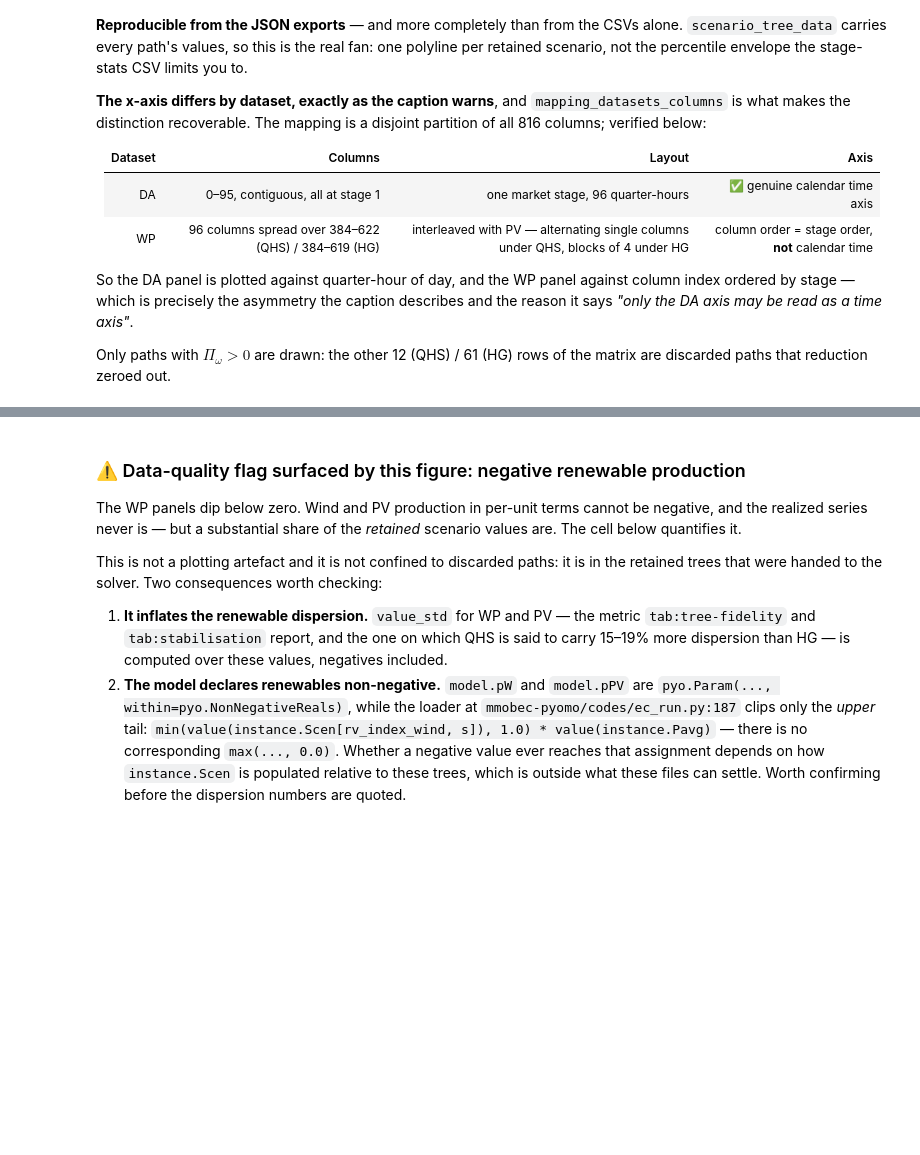
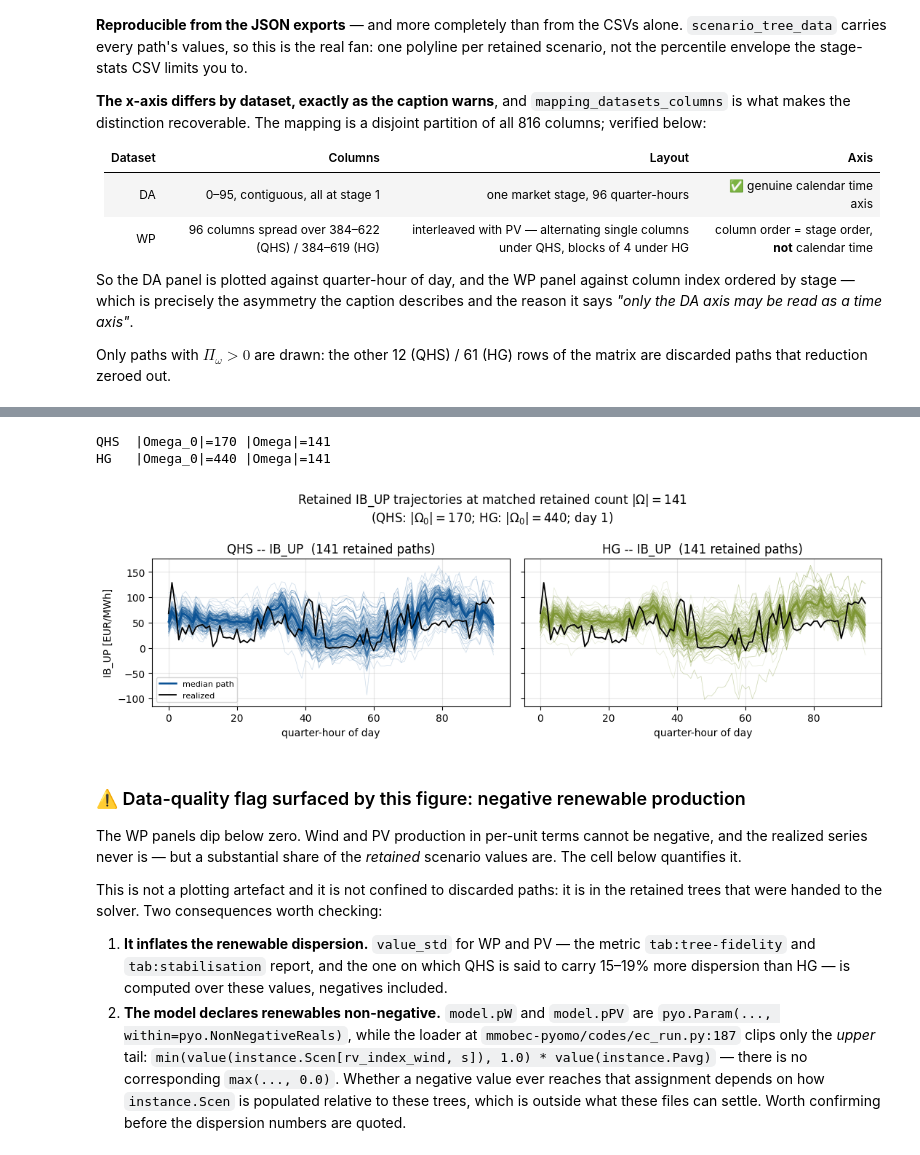
Before and after one commit to mmobec/secoem-VSS, a Jupyter notebook: Results/Scenario tree results/section_4_1_scenario_generation.ipynb, the cells around one changed output, grey strips where cells are left out. Cells and saved outputs as stored; diff of their text form; code cells hidden in the pictures; blank space fills up the shorter version.

```diff
--- a/Results/Scenario tree results/section_4_1_scenario_generation.ipynb
+++ b/Results/Scenario tree results/section_4_1_scenario_generation.ipynb
@@ -786,3 +843,49 @@ plt.show()
+# %%
+# --- figure 2: matched retained count |Omega|=141 (QHS |Omega_0|=170, HG |Omega_0|=440) -
+# Not covered by the sc100 representative JSONs, so loaded fresh from the generation
+# output. Path layout matches TREE_FILES above: one level up, per-formulation, per-count.
+MATCHED_COUNT_FILES = {
+    "dif_ren": "../../scentree-gen-remote/dif_ren_scentree/scenariotree_170/results_1.json",
+    "same_ren": "../../scentree-gen-remote/same_ren_scentree/scenariotree_440/results_1.json",
+}
+
+
+def load_matched_tree(method):
+    with open(MATCHED_COUNT_FILES[method], encoding="utf-8") as fh:
+        record = json.load(fh)[0]
+    probabilities = np.asarray(record["scenario_probabilities"], dtype=float)
+    retained_mask = probabilities > 0
+    column_map = {m["dataset"]: np.asarray(m["columns"]) for m in record["mapping_datasets_columns"]}
+    return {
+        "label": METHOD_LABEL[method],
+        "initial_population": record["num_scenarios"],
+        "n_retained": int(retained_mask.sum()),
+        "data": np.asarray(record["scenario_tree_data"], dtype=float),
+        "retained_mask": retained_mask,
+        "column_map": column_map,
+        "observed": np.asarray(record["observed_value"], dtype=float),
+    }
+
+
+matched_trees = {m: load_matched_tree(m) for m in METHOD_ORDER}
+for t in matched_trees.values():
+    print(f"{t['label']:4s} |Omega_0|={t['initial_population']} |Omega|={t['n_retained']}")
+
+fig, axes = plt.subplots(1, 2, figsize=(11, 3.6), sharey=True)
+for ax, method in zip(axes, METHOD_ORDER):
+    t = matched_trees[method]
+    ib_up_panel(ax, t, t["label"])
+axes[0].set_ylabel(f"{FAN_COMPARE_DATASET} [EUR/MWh]")
+axes[0].legend(fontsize=8)
+fig.suptitle(r"Retained IB_UP trajectories at matched retained count $|\Omega|=141$"
+             "\n(QHS: $|\\Omega_0|=170$; HG: $|\\Omega_0|=440$; day 1)")
+fig.tight_layout()
+fig.savefig(os.path.join(FIGDIR, "sg_fan_matched_omega141.png"), dpi=200, bbox_inches="tight")
+plt.show()
+# %% [output]
+QHS  |Omega_0|=170 |Omega|=141
+HG   |Omega_0|=440 |Omega|=141
+[figure, added]
 # %% [markdown]
 ### ⚠️ Data-quality flag surfaced by this figure: negative renewable production
 
```
Also changed, not shown: parts of 21 cells of this notebook, 4 other files.
